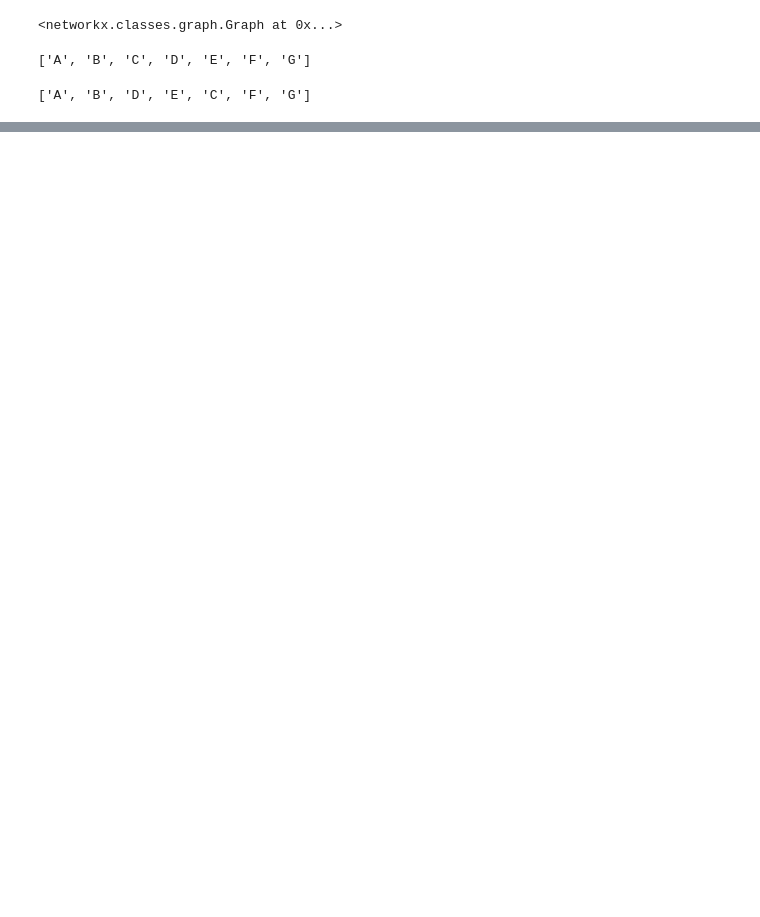
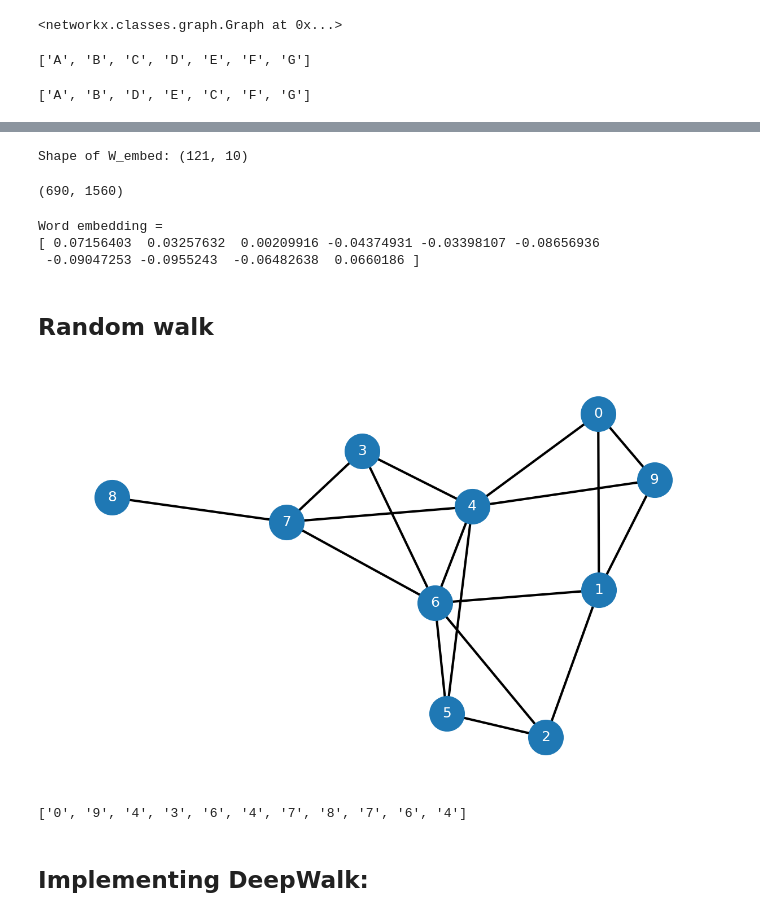
Before and after one commit to difersalest/GNN_Practice, a Jupyter notebook: testing_graphs.ipynb, the cells around one changed output, grey strips where cells are left out. Cells and saved outputs as stored; diff of their text form; code cells hidden in the pictures; blank space fills up the shorter version.

```diff
--- a/testing_graphs.ipynb
+++ b/testing_graphs.ipynb
@@ -38,0 +120,38 @@ dfs(visited, G, 'A')
+# %%
+print(f"Shape of W_embed: {model.wv.vectors.shape}")
+# %% [output]
+Shape of W_embed: (121, 10)
+# %%
+model.train([text], total_examples=model.corpus_count, epochs=10)
+# %% [output]
+(690, 1560)
+# %%
+print("Word embedding =")
+print(model.wv[0])
+# %% [output]
+Word embedding =
+[ 0.07156403  0.03257632  0.00209916 -0.04374931 -0.03398107 -0.08656936
+ -0.09047253 -0.0955243  -0.06482638  0.0660186 ]
+# %% [markdown]
+## Random walk
+# %%
+import networkx as nx
+import matplotlib.pyplot as plt
+import numpy as np
+import random
+random.seed(0)
+
+G = nx.erdos_renyi_graph(10, 0.3, seed=1, directed = False)
+
+plt.figure(dpi=300, figsize=[5,3])
+plt.axis('off')
+
+nx.draw_networkx(G,
+                 pos=nx.spring_layout(G,seed=0),
+                 node_size=200,
+                 cmap='coolwarm',
+                 font_size=6,
+                 font_color='white'
+                 )
+# %% [output]
+[figure, added]
@@ -38,0 +169,6 @@ dfs(visited, G, 'A')
+# %%
+print(random_walk(0, 10))
+# %% [output]
+['0', '9', '4', '3', '6', '4', '7', '8', '7', '6', '4']
+# %% [markdown]
+## Implementing DeepWalk:
```
Also changed, not shown: parts of 31 cells of this notebook, 4 other files.
